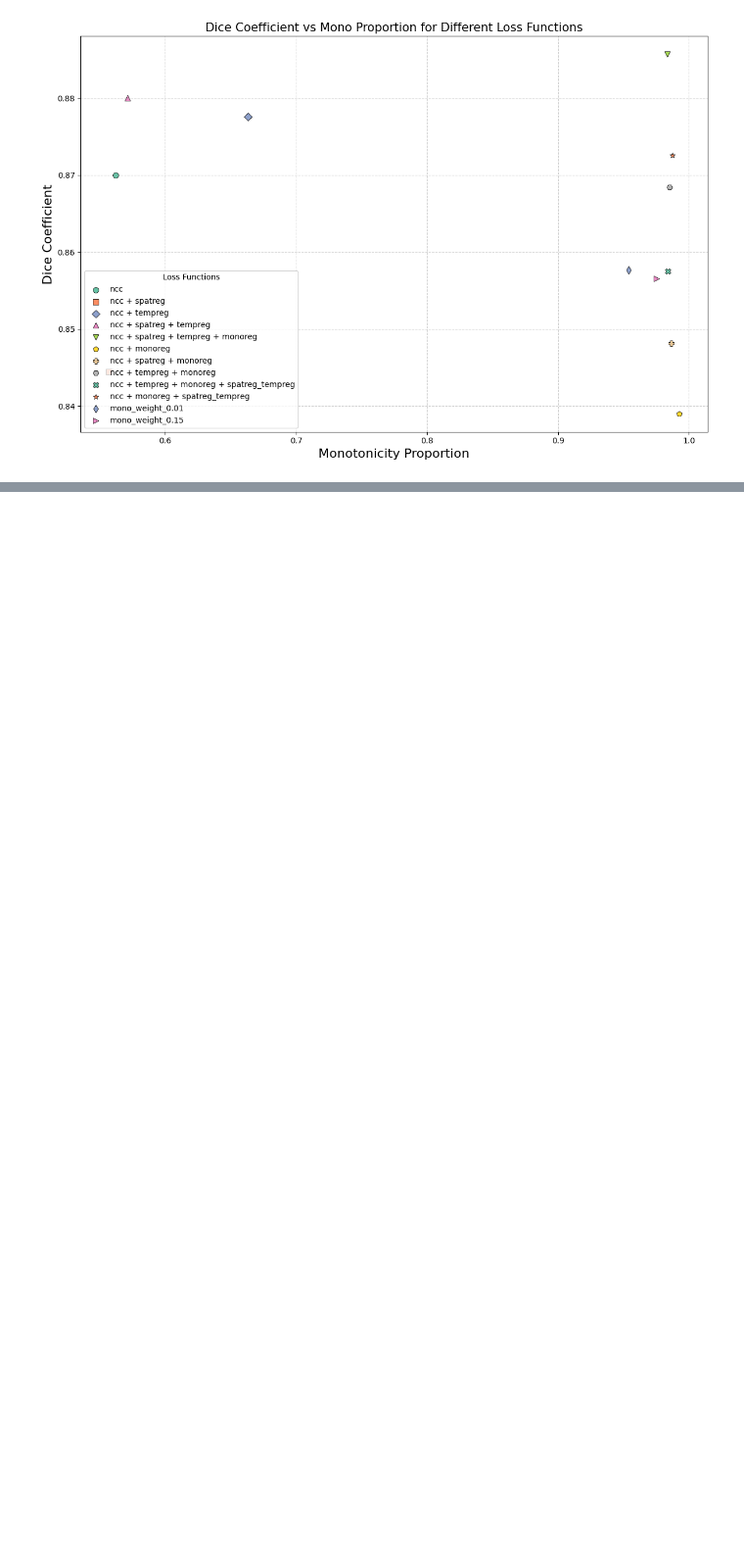
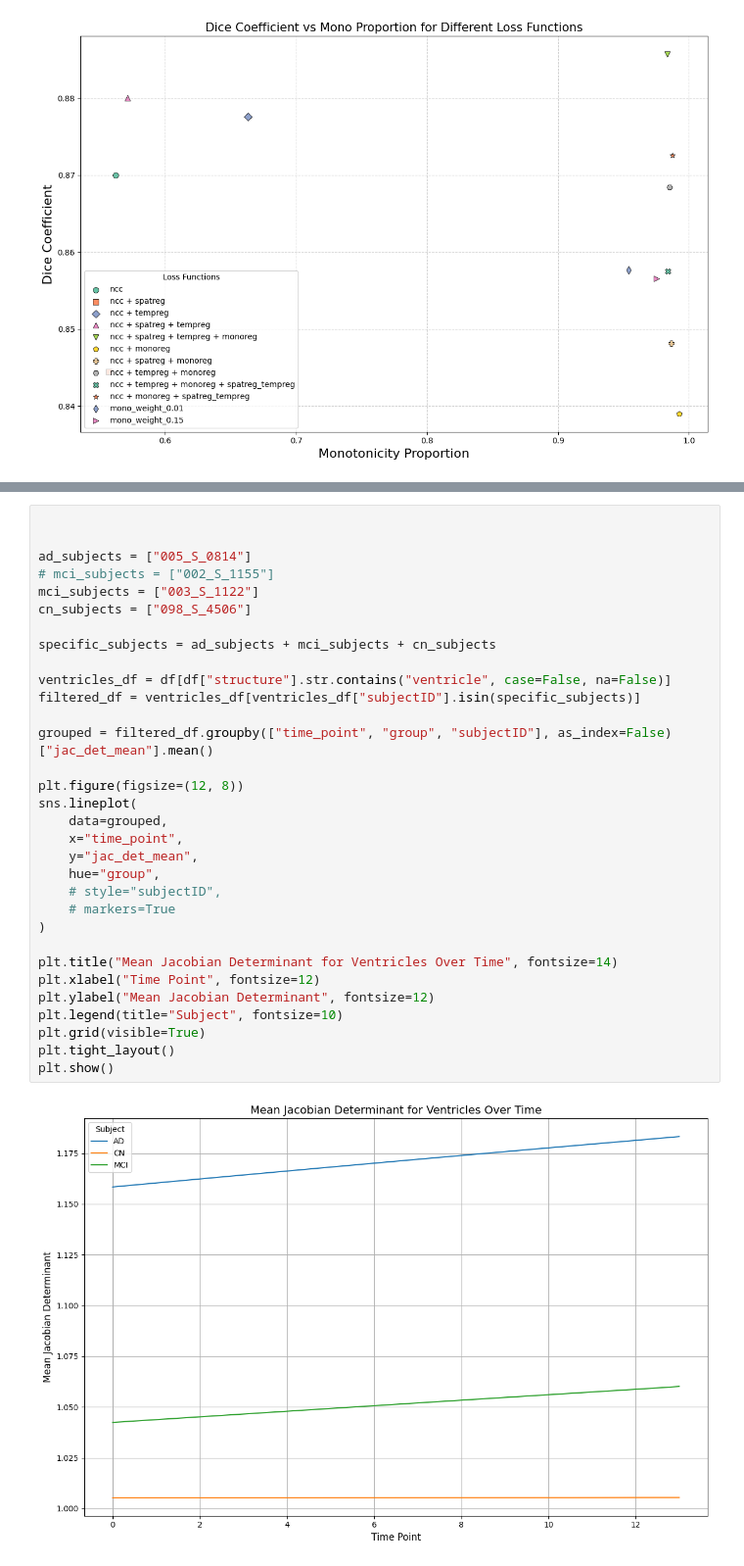
Before and after one commit to aisha-lawal/inrmorph, a Jupyter notebook: eval/script.ipynb, the cells around one changed output, grey strips where cells are left out. Shown: that part at 98% size. Drawn from its saved outputs; the diff is of its cells as text; blank space fills up the shorter version.

```diff
--- a/eval/script.ipynb
+++ b/eval/script.ipynb
@@ -54,0 +82,34 @@ plt.show()
+# %%
+
+
+ad_subjects = ["005_S_0814"]
+# mci_subjects = ["002_S_1155"]
+mci_subjects = ["003_S_1122"]
+cn_subjects = ["098_S_4506"]
+
+specific_subjects = ad_subjects + mci_subjects + cn_subjects
+
+ventricles_df = df[df["structure"].str.contains("ventricle", case=False, na=False)]
+filtered_df = ventricles_df[ventricles_df["subjectID"].isin(specific_subjects)]
+
+grouped = filtered_df.groupby(["time_point", "group", "subjectID"], as_index=False)["jac_det_mean"].mean()
+
+plt.figure(figsize=(12, 8))
+sns.lineplot(
+    data=grouped,
+    x="time_point",
+    y="jac_det_mean",
+    hue="group",
+    # style="subjectID",
+    # markers=True
+)
+
+plt.title("Mean Jacobian Determinant for Ventricles Over Time", fontsize=14)
+plt.xlabel("Time Point", fontsize=12)
+plt.ylabel("Mean Jacobian Determinant", fontsize=12)
+plt.legend(title="Subject", fontsize=10)
+plt.grid(visible=True)
+plt.tight_layout()
+plt.show()
+# %% [output]
+[figure, added]
```
Also changed, not shown: parts of 2 cells of this notebook.
